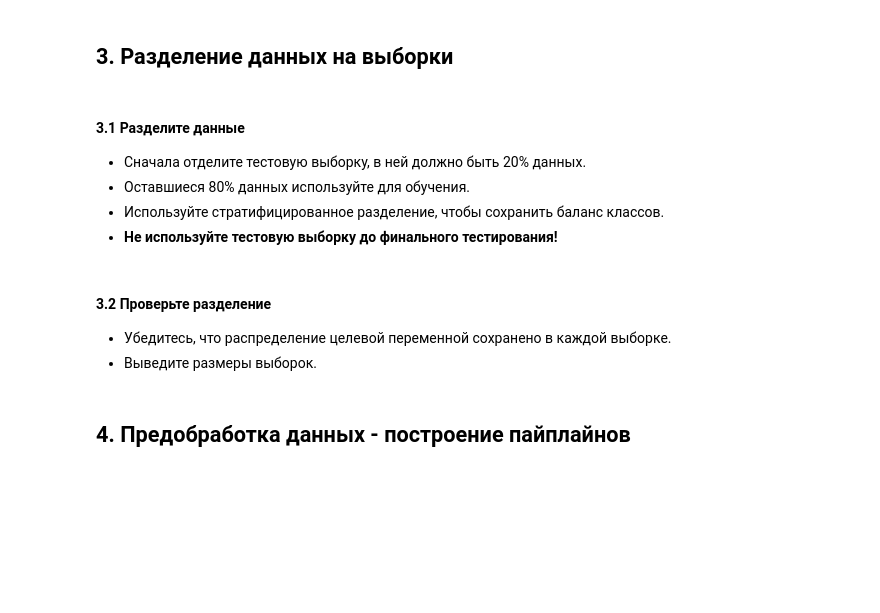
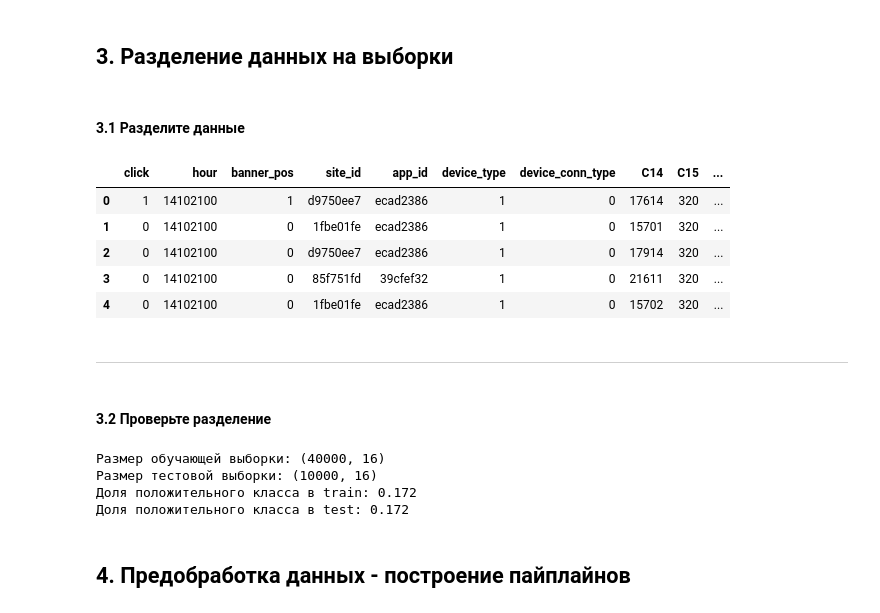
Before and after one commit to KatsayArtemDev/ml, a Jupyter notebook: classification/advandex_click/advandex_click_predictor.ipynb, the cells around one changed output. Cells and saved outputs as stored; diff of their text form; code cells hidden in the pictures; blank space fills up the shorter version.

```diff
--- a/classification/advandex_click/advandex_click_predictor.ipynb
+++ b/classification/advandex_click/advandex_click_predictor.ipynb
@@ -378,10 +379,8 @@ device_ip: 41455
 # %%
 df = original_df.copy()
 
-def remove_useless_cols(df):
-    return df.drop(columns=['id', 'site_domain', 'app_domain', 'device_id', 'device_ip'])
-
-df = remove_useless_cols(df)
+useless_cols = ['id', 'site_domain', 'app_domain', 'device_id', 'device_ip']
+df = df.drop(columns=useless_cols)
 # %% [markdown]
 ---
 # %% [markdown]
@@ -724,7 +723,9 @@ create_heatmap(corr_matrix, title='Матрица корреляций', x=15, y
 
 Признаки с низкой корреляцией (<0.1) оставлены, так как они могут вносить вклад в ансамбле с другими факторами. Финальную полезность таких признаков оценит встроенный отбор признаков модели.
 # %%
-df_eda = df_eda.drop(columns=['C1', 'C17', 'C16', 'C19', 'C20', 'C21', 'app_category', 'site_category', 'device_model', 'ml_feature_2', 'ml_feature_3', 'ml_feature_4'])
+add_useless_cols = ['C1', 'C17', 'C16', 'C19', 'C20', 'C21', 'app_category', 'site_category', 'device_model', 'ml_feature_2', 'ml_feature_3', 'ml_feature_4']
+
+df_eda = df_eda.drop(columns=add_useless_cols)
 # %%
 corr_matrix = df_eda.phik_matrix(njobs=4, interval_cols=['C14', 'ml_feature_1', 'ml_feature_5', 'ml_feature_6', 'ml_feature_8', 'ml_feature_9', 'ml_feature_10'])
 target_correlation = corr_matrix[corr_matrix.index != 'click'][['click']].sort_values(by='click', ascending=False)
@@ -758,7 +759,16 @@ create_heatmap(corr_matrix, title='Матрица корреляций', x=15, y
 ## 3. Разделение данных на выборки
 # %% [markdown]
 #### 3.1 Разделите данные
-- Сначала отделите тестовую выборку, в ней должно быть 20% данных.
-- Оставшиеся 80% данных используйте для обучения.
-- Используйте стратифицированное разделение, чтобы сохранить баланс классов.
-- **Не используйте тестовую выборку до финального тестирования!**
+# %%
+df = df.drop(columns=add_useless_cols)
+# %%
+df.head()
+# %% [output]
+|  | click | hour | banner_pos | site_id | app_id | device_type | device_conn_type | C14 | C15 | ... |
+| 0 | 1 | 14102100 | 1 | d9750ee7 | ecad2386 | 1 | 0 | 17614 | 320 | ... |
+| 1 | 0 | 14102100 | 0 | 1fbe01fe | ecad2386 | 1 | 0 | 15701 | 320 | ... |
+| 2 | 0 | 14102100 | 0 | d9750ee7 | ecad2386 | 1 | 0 | 17914 | 320 | ... |
+| 3 | 0 | 14102100 | 0 | 85f751fd | 39cfef32 | 1 | 0 | 21611 | 320 | ... |
+| 4 | 0 | 14102100 | 0 | 1fbe01fe | ecad2386 | 1 | 0 | 15702 | 320 | ... |
+# %% [markdown]
+---
@@ -765,7 +787,15 @@ create_heatmap(corr_matrix, title='Матрица корреляций', x=15, y
 # %% [markdown]
 #### 3.2 Проверьте разделение
-- Убедитесь, что распределение целевой переменной сохранено в каждой выборке.
-- Выведите размеры выборок.
+# %%
+print(f"Размер обучающей выборки: {X_train_val.shape}")
+print(f"Размер тестовой выборки: {X_test.shape}")
+print(f"Доля положительного класса в train: {y_train_val.mean():.3f}")
+print(f"Доля положительного класса в test: {y_test.mean():.3f}")
+# %% [output]
+Размер обучающей выборки: (40000, 16)
+Размер тестовой выборки: (10000, 16)
+Доля положительного класса в train: 0.172
+Доля положительного класса в test: 0.172
 # %% [markdown]
 ## 4. Предобработка данных - построение пайплайнов
 # %% [markdown]
```
Also changed, not shown: parts of 10 cells of this notebook.
